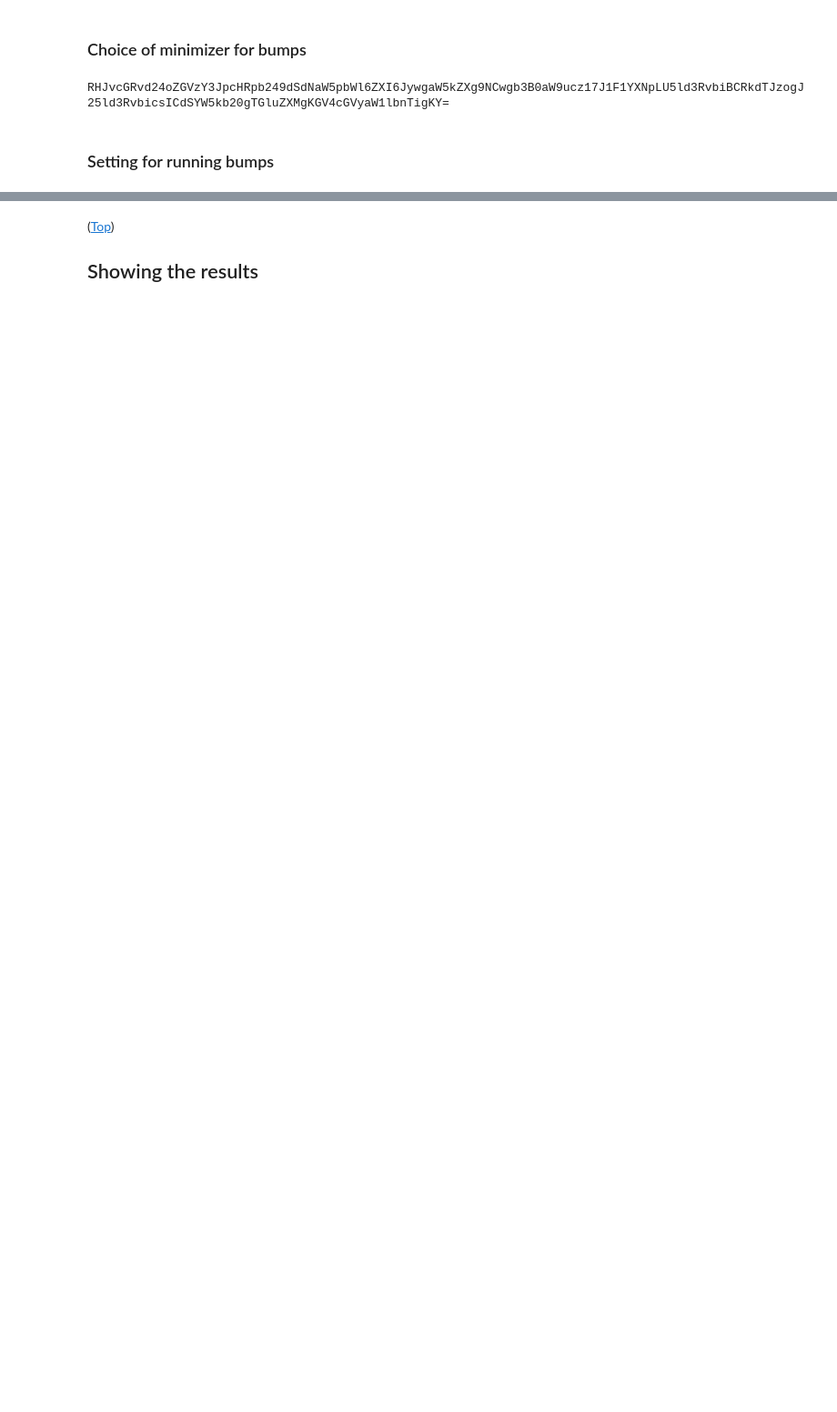
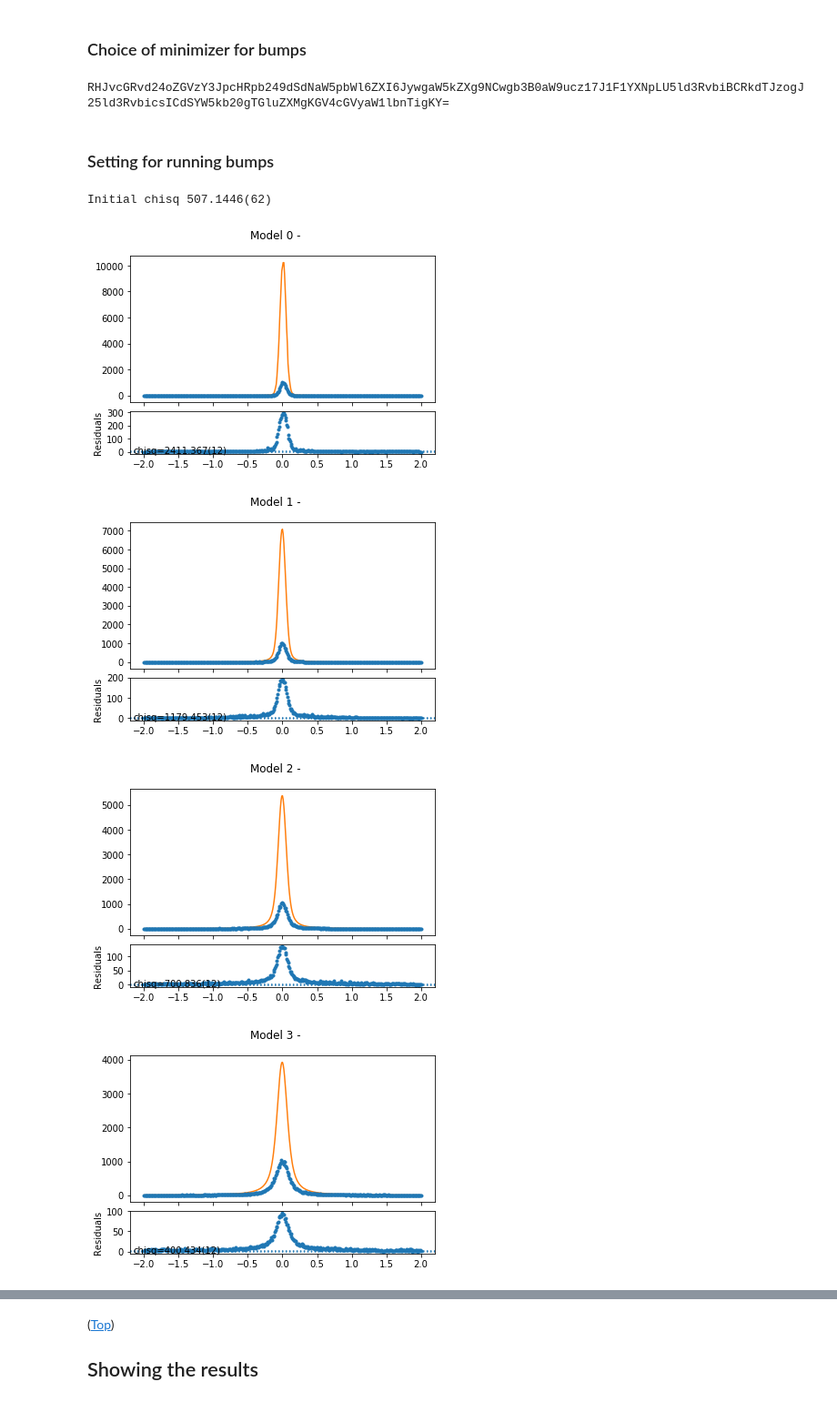
Before and after one commit to QENSlibrary/QENSmodels, a Jupyter notebook: examples/bumps_JumpDiff_fit.ipynb, the cells around one changed output, grey strips where cells are left out. Shown at 91% size. Saved outputs shown, nothing was run; the diff lists cells and outputs as text; code cells hidden in the pictures; blank space fills up the shorter version.

```diff
--- a/examples/bumps_JumpDiff_fit.ipynb
+++ b/examples/bumps_JumpDiff_fit.ipynb
@@ -137,0 +139,10 @@ output_folder = 'QENS'
+# %%
+# Preview of the settings
+print('Initial chisq', problem.chisq_str())
+problem.plot()
+# %% [output]
+Initial chisq 507.1446(62)
+[figure, added]
+[figure, added]
+[figure, added]
+[figure, added]
```
Also changed, not shown: parts of 14 cells of this notebook, 5 other files.
